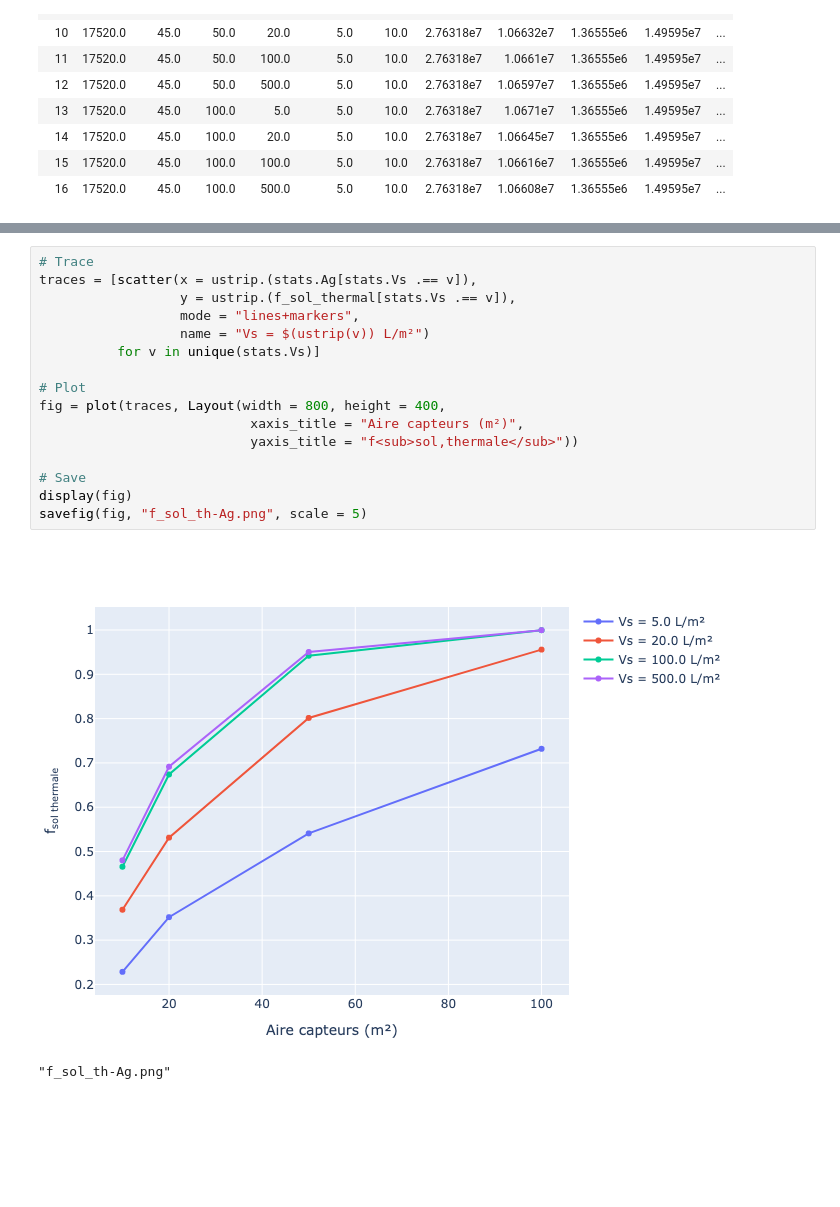
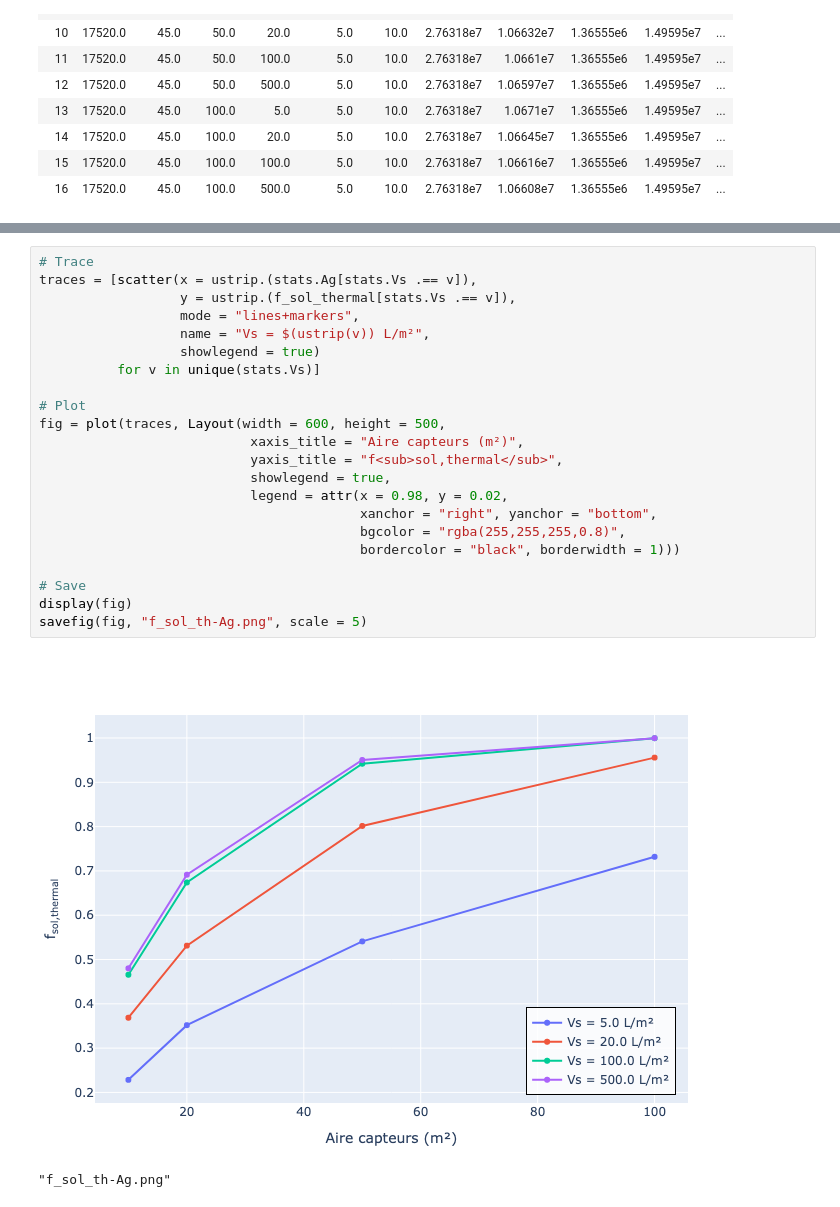
Before and after one commit to evecastonguay/D5, a Jupyter notebook: D5-Q1-v2.ipynb, the cells around one changed output, grey strips where cells are left out. Cells and saved outputs as stored; diff of their text form; blank space fills up the shorter version.

```diff
--- a/D5-Q1-v2.ipynb
+++ b/D5-Q1-v2.ipynb
@@ -133,21 +149,27 @@ savefig(fig, "eta-Vs.png", scale = 5)
 # %%
 # Trace
 traces = [scatter(x = ustrip.(stats.Ag[stats.Vs .== v]),
                   y = ustrip.(f_sol_thermal[stats.Vs .== v]),
                   mode = "lines+markers",
-                  name = "Vs = $(ustrip(v)) L/m²")
+                  name = "Vs = $(ustrip(v)) L/m²",
+                  showlegend = true)
           for v in unique(stats.Vs)]
 
 # Plot
-fig = plot(traces, Layout(width = 800, height = 400,
+fig = plot(traces, Layout(width = 600, height = 500,
                            xaxis_title = "Aire capteurs (m²)",
-                           yaxis_title = "f<sub>sol,thermale</sub>"))
+                           yaxis_title = "f<sub>sol,thermal</sub>",
+                           showlegend = true,
+                           legend = attr(x = 0.98, y = 0.02,
+                                         xanchor = "right", yanchor = "bottom",
+                                         bgcolor = "rgba(255,255,255,0.8)",
+                                         bordercolor = "black", borderwidth = 1)))
 
 # Save
 display(fig)
 savefig(fig, "f_sol_th-Ag.png", scale = 5)
 # %% [output]
-[figure, old version]
+[figure, new version]
 "f_sol_th-Ag.png"
 # %%
 # Trace
```
Also changed, not shown: parts of 4 cells of this notebook.
